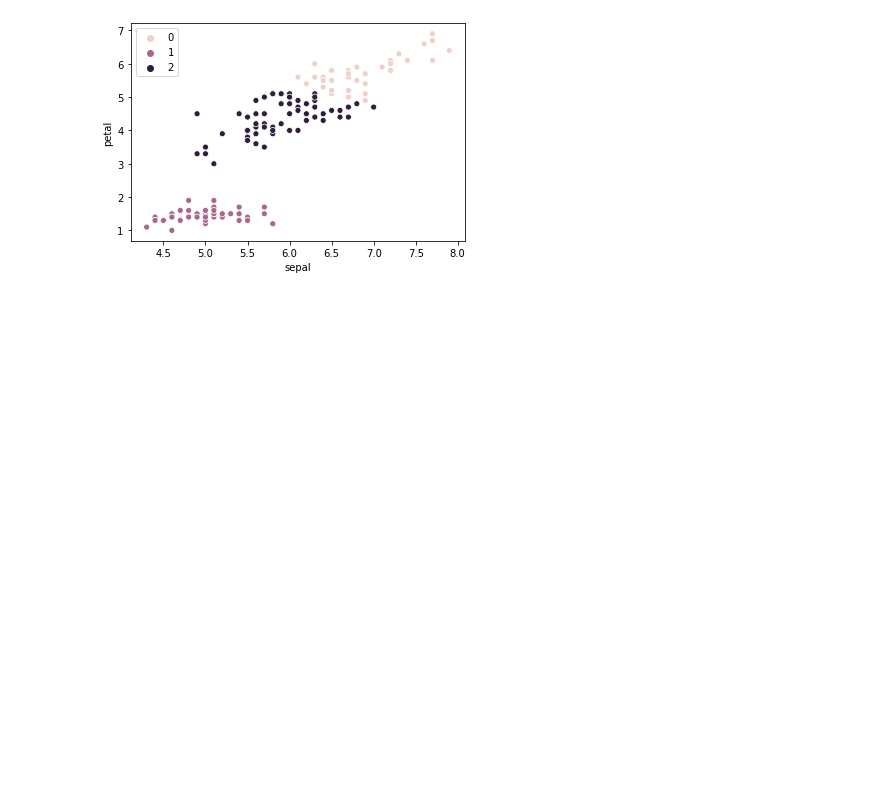
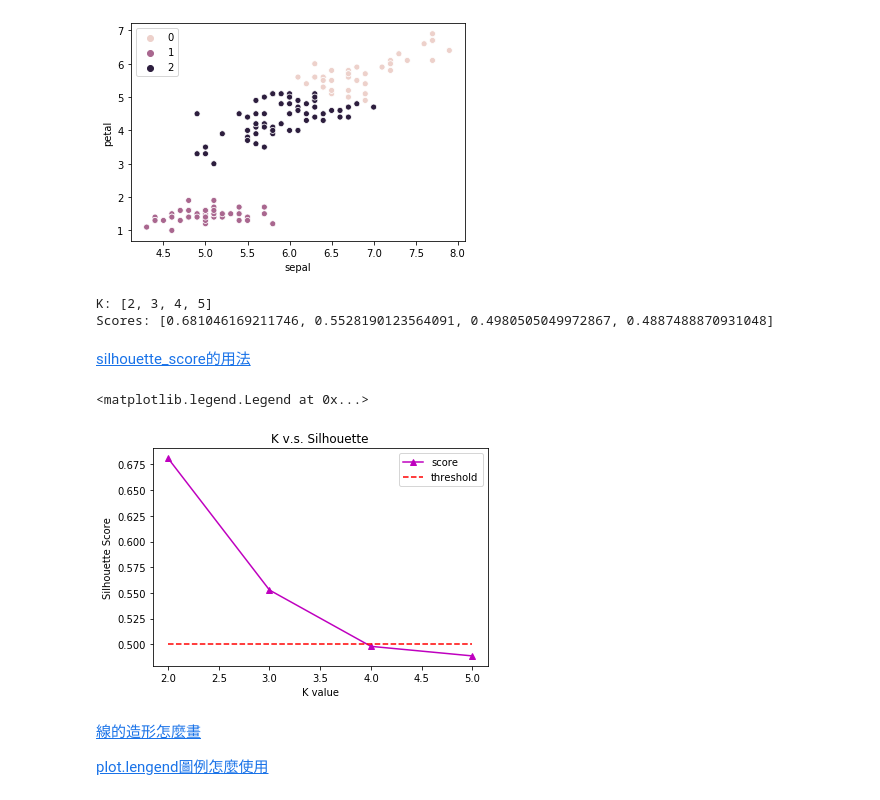
Before and after one commit to BensonChai-AI/MLearing, a Jupyter notebook: Clusterflower.ipynb, the cells around one changed output. Drawn from its saved outputs; the diff is of its cells as text; code cells hidden in the pictures; blank space fills up the shorter version.

```diff
--- a/Clusterflower.ipynb
+++ b/Clusterflower.ipynb
@@ -71,3 +71,34 @@ plt.ylabel("petal")                        #可修改y軸的座標標題
 # %% [output]
 Text(0, 0.5, 'petal')
 [figure]
+# %%
+from sklearn.metrics import silhouette_score
+ks = []
+scores = []
+for k in range(2, 6):                                    #測試在不同的k群中 silhouette的分數為多少
+    cluster = KMeans(n_clusters=k)
+    cluster.fit(iris["data"])
+    s = silhouette_score(iris["data"], cluster.labels_)
+    ks.append(k)
+    scores.append(s)
+print("K:", ks)
+print("Scores:", scores)
+# %% [output]
+K: [2, 3, 4, 5]
+Scores: [0.681046169211746, 0.5528190123564091, 0.4980505049972867, 0.4887488870931048]
+# %% [markdown]
+[silhouette_score的用法](https://scikit-learn.org/stable/modules/generated/sklearn.metrics.silhouette_score.html)
+# %%
+plt.title("K v.s. Silhouette")                                #圖表的標題
+plt.xlabel("K value")                                         #x軸
+plt.ylabel("Silhouette Score")                                #y軸
+p1, = plt.plot(ks, scores, "^-m", label="score")              #(x,y,"plot的線怎麼畫","圖例是什麼")
+p2, = plt.plot(ks, [0.5] * len(ks), "--r", label="threshold") #不太清楚
+plt.legend(handles=[p1,p2])                                   #把圖例顯示在一起
+# %% [output]
+<matplotlib.legend.Legend at 0x...>
+[figure, added]
+# %% [markdown]
+[線的造形怎麼畫](https://matplotlib.org/3.1.1/api/_as_gen/matplotlib.pyplot.plot.html#matplotlib.pyplot.plot)
+
+[plot.lengend圖例怎麼使用](https://matplotlib.org/3.1.1/api/_as_gen/matplotlib.pyplot.legend.html)
```
